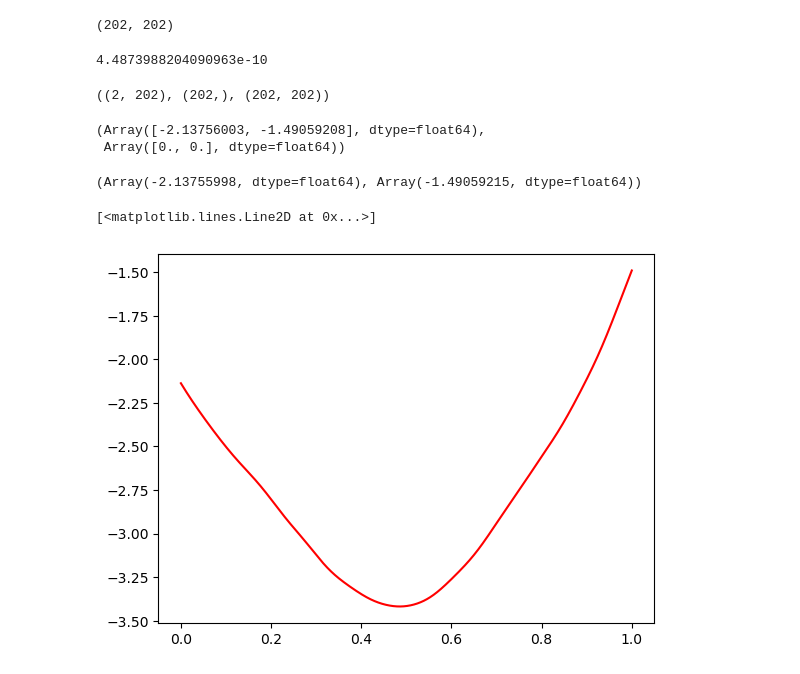
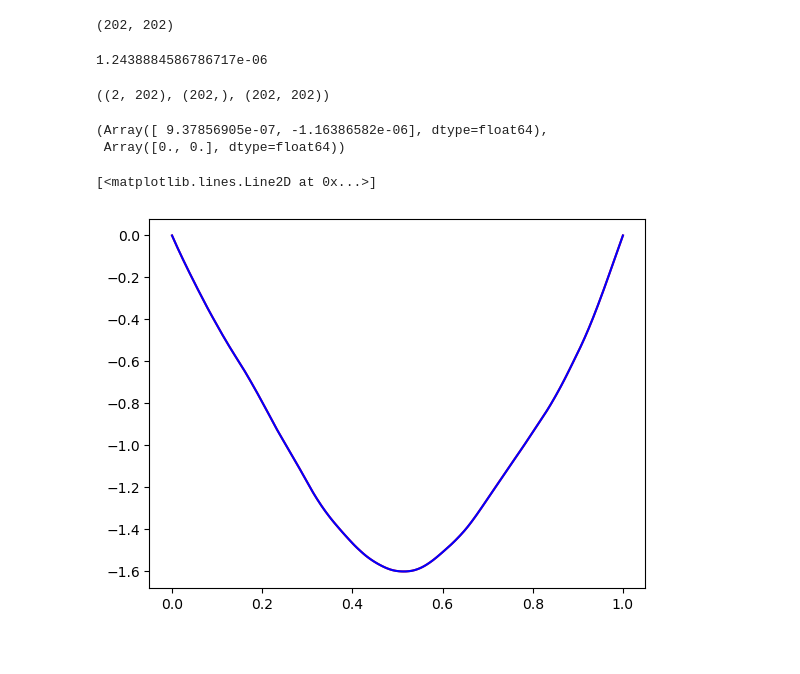
Before and after one commit to MatthieuDarcy/Kernel-NeuralNetworks-SPDEs, a Jupyter notebook: matthieu/solving_poisson_v2.ipynb, the cells around one changed output. Cells and saved outputs as stored; diff of their text form; code cells hidden in the pictures.

```diff
--- a/matthieu/solving_poisson_v2.ipynb
+++ b/matthieu/solving_poisson_v2.ipynb
@@ -326,7 +326,7 @@ theta.shape
 Q_constraint = jnp.hstack([theta_11, theta_12])
 K_interior = jnp.vstack([theta_12, theta_22])
 q = -K_interior@A@f_meas
-P = K_interior@A@K_interior.T + 1e-8*theta + 1e-10*jnp.eye(theta.shape[0])
+P = K_interior@A@K_interior.T + 1e-5*theta + 1e-10*jnp.eye(theta.shape[0])
 eigvals, eigvecs = scipy.linalg.eigh(P)
 print(jnp.min(eigvals))
 
@@ -336,34 +336,24 @@ bc = jnp.zeros(shape = (2, ))
 
 Q_constraint.shape, q.shape, P.shape
 # %% [output]
-4.4873988204090963e-10
+1.2438884586786717e-06
 ((2, 202), (202,), (202, 202))
 # %%
 from jaxopt import EqualityConstrainedQP
 # %%
-qp = EqualityConstrainedQP()
+qp = EqualityConstrainedQP(tol=1e-7, refine_regularization=0.1, refine_maxiter=100)
 sol = qp.run(params_obj=(P, q), params_eq=(Q_constraint, bc))
 alpha_opt = sol.params.primal
 # %%
 Q_constraint@alpha_opt,  bc
 # %% [output]
-(Array([-2.13756003, -1.49059208], dtype=float64),
+(Array([ 9.37856905e-07, -1.16386582e-06], dtype=float64),
  Array([0., 0.], dtype=float64))
-# %%
-def evaluate_prediction(x, c, length_scale, root_psi, psi_matrix, boundary):
-    K_boundary = vmap_kernel(x,boundary, length_scale)
-    K_interior = jnp.einsum('nmk,mk->nm',  vmap_laplacian_kernel_quad(x, root_psi[:, :, None], length_scale), psi_matrix)
-    K_evaluate = jnp.block([[K_boundary, K_interior]])
-
-    return K_evaluate@c
 # %%
 pred = evaluate_prediction(x, alpha_opt, length_scale, root_psi, psi_matrix, boundary)
-# %%
-pred[0], pred[-1]
-# %% [output]
-(Array(-2.13755998, dtype=float64), Array(-1.49059215, dtype=float64))
 # %%
 plt.plot(x, pred, color = "red")
+plt.plot(x, u_values, color = "blue")
 # %% [output]
 [<matplotlib.lines.Line2D at 0x...>]
-[figure, old version]
+[figure, new version]
```
